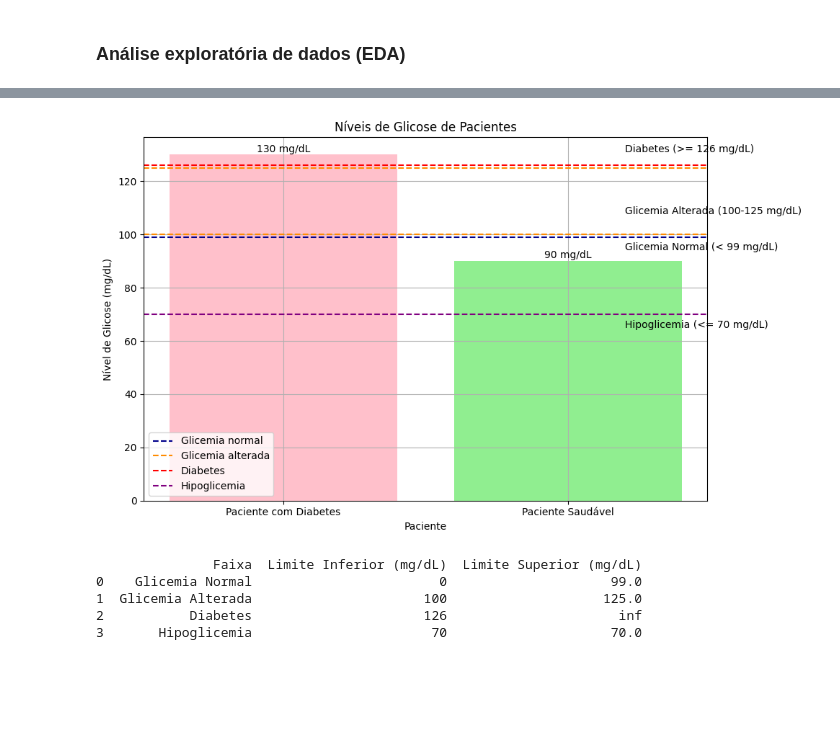
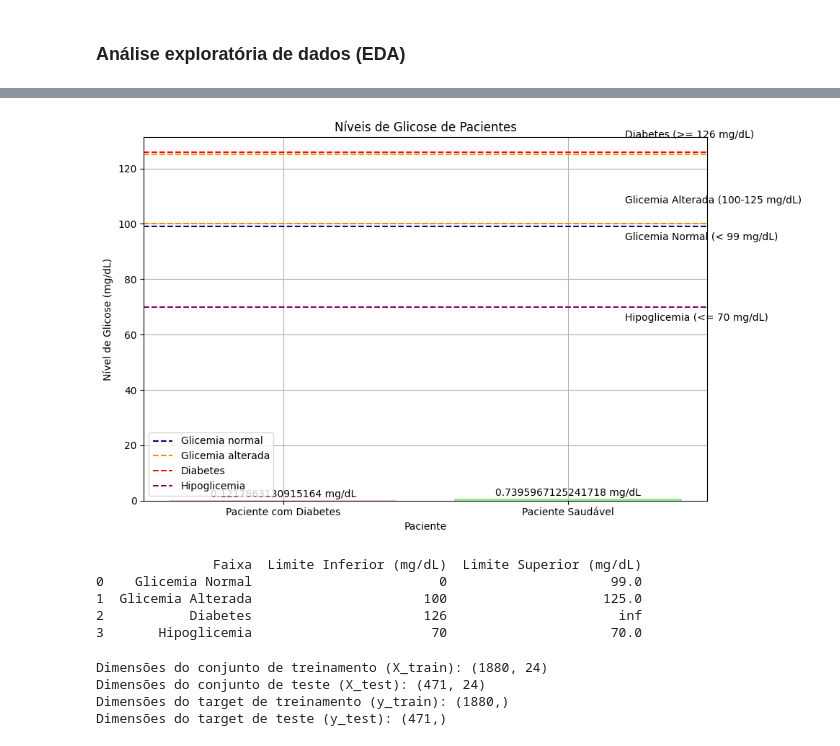
Before and after one commit to NatashaB-randao/Bioinformatics, a Jupyter notebook: Multiple Disease Prediction/PrevisãoDeMultiplasDoencas.ipynb, the cells around one changed output, grey strips where cells are left out. Saved outputs shown, nothing was run; the diff lists cells and outputs as text; code cells hidden in the pictures; blank space fills up the shorter version.

```diff
--- a/Multiple Disease Prediction/PrevisãoDeMultiplasDoencas.ipynb
+++ b/Multiple Disease Prediction/PrevisãoDeMultiplasDoencas.ipynb
@@ -141,0 +38,11 @@ plt.show()
+# %%
+import pandas as pd
+from sklearn.model_selection import train_test_split
+
+# Leitura do arquivo CSV
+data = pd.read_csv("Blood_samples_dataset_balanced_2(f).csv")
+
+# Verificar informações básicas dos dados
+print(data.head())
+
+print(data.info())
@@ -141,0 +67,13 @@ plt.show()
+# %%
+# Tratamento de valores nulos
+
+# Verificar os tipos de dados das colunas
+print(data.dtypes)
+
+# Preencher valores nulos das colunas numéricas com a média das colunas
+numeric_cols = data.select_dtypes(include=['float64', 'int64']).columns
+data[numeric_cols] = data[numeric_cols].fillna(data[numeric_cols].mean())
+
+# Verificar novamente se há valores nulos após o tratamento
+print("Valores nulos após o tratamento:")
+print(data.isnull().sum())
@@ -143,7 +189,6 @@ plt.show()
 import matplotlib.pyplot as plt
 import pandas as pd
 
-# Supondo que 'dados' seja o DataFrame que contém suas informações
 
 # Definindo as faixas de glicemia
 faixa_normal = 99
@@ -153,8 +198,8 @@ faixa_diabetes = 126
 faixa_hipoglicemia = 70
 
 # Filtrando um paciente com glicemia (Diabetes) e um paciente saudável (Healthy)
-paciente_com_diabetes = dados[dados['Disease'] == 'Diabetes']['Glucose'].iloc[0]
-paciente_saudavel = dados[dados['Disease'] == 'Healthy']['Glucose'].iloc[0]
+paciente_com_diabetes = data[data['Disease'] == 'Diabetes']['Glucose'].iloc[0]
+paciente_saudavel = data[data['Disease'] == 'Healthy']['Glucose'].iloc[0]
 
 # Criando a figura e os eixos
 fig, ax = plt.subplots(figsize=(10, 6))
@@ -165,34 +210,34 @@ ax.bar(['Paciente com Diabetes', 'Paciente Saudável'], [paciente_com_diabetes,
 
 # Adicionando as faixas de glicemia ao gráfico
 ax.axhline(y=faixa_normal, color='darkblue', linestyle='--', label='Glicemia normal')
 ax.axhline(y=faixa_alterada_min, color='darkorange', linestyle='--', label='Glicemia alterada')
 ax.axhline(y=faixa_alterada_max, color='darkorange', linestyle='--')
 ax.axhline(y=faixa_diabetes, color='red', linestyle='--', label='Diabetes')
 ax.axhline(y=faixa_hipoglicemia, color='purple', linestyle='--', label='Hipoglicemia')
 
 # Adicionando legendas para as faixas de glicemia
 ax.text(1.2, faixa_normal - 5, 'Glicemia Normal (< 99 mg/dL)', color='black')
 ax.text(1.2, (faixa_alterada_min + faixa_alterada_max) / 2 - 5, 'Glicemia Alterada (100-125 mg/dL)', color='black')
 ax.text(1.2, faixa_diabetes + 5, 'Diabetes (>= 126 mg/dL)', color='black')
 ax.text(1.2, faixa_hipoglicemia - 5, 'Hipoglicemia (<= 70 mg/dL)', color='black')
 
 # Adicionando rótulos de dados
 ax.text('Paciente com Diabetes', paciente_com_diabetes + 1, f"{paciente_com_diabetes} mg/dL", ha='center')
 ax.text('Paciente Saudável', paciente_saudavel + 1, f"{paciente_saudavel} mg/dL", ha='center')
 
 # Configurando o gráfico
 ax.set_title('Níveis de Glicose de Pacientes')
 ax.set_xlabel('Paciente')
 ax.set_ylabel('Nível de Glicose (mg/dL)')
 ax.legend()
 ax.tick_params(axis='x')
 ax.grid(True)
 
 # Mostrando o gráfico
 plt.tight_layout()
 plt.show()
 # %% [output]
-[figure, old version]
+[figure, new version]
 # %%
 import pandas as pd
 
@@ -214,3 +259,23 @@ print(df_faixas_glicemia)
 1  Glicemia Alterada                      100                    125.0
 2           Diabetes                      126                      inf
 3       Hipoglicemia                       70                     70.0
+# %%
+from sklearn.model_selection import train_test_split
+
+# Separar as features (variáveis independentes) e o target (variável dependente)
+X = data.drop(columns=['Disease'])  # Todas as colunas exceto 'Disease'
+y = data['Disease']  # A coluna 'Disease' é o target
+
+# Dividir os dados em conjuntos de treinamento e teste (por exemplo, 80% para treinamento e 20% para teste)
+X_train, X_test, y_train, y_test = train_test_split(X, y, test_size=0.2, random_state=42)
+
+# Verificar as dimensões dos conjuntos de treinamento e teste
+print("Dimensões do conjunto de treinamento (X_train):", X_train.shape)
+print("Dimensões do conjunto de teste (X_test):", X_test.shape)
+print("Dimensões do target de treinamento (y_train):", y_train.shape)
+print("Dimensões do target de teste (y_test):", y_test.shape)
+# %% [output]
+Dimensões do conjunto de treinamento (X_train): (1880, 24)
+Dimensões do conjunto de teste (X_test): (471, 24)
+Dimensões do target de treinamento (y_train): (1880,)
+Dimensões do target de teste (y_test): (471,)
```
Also changed, not shown: parts of 10 cells of this notebook.
